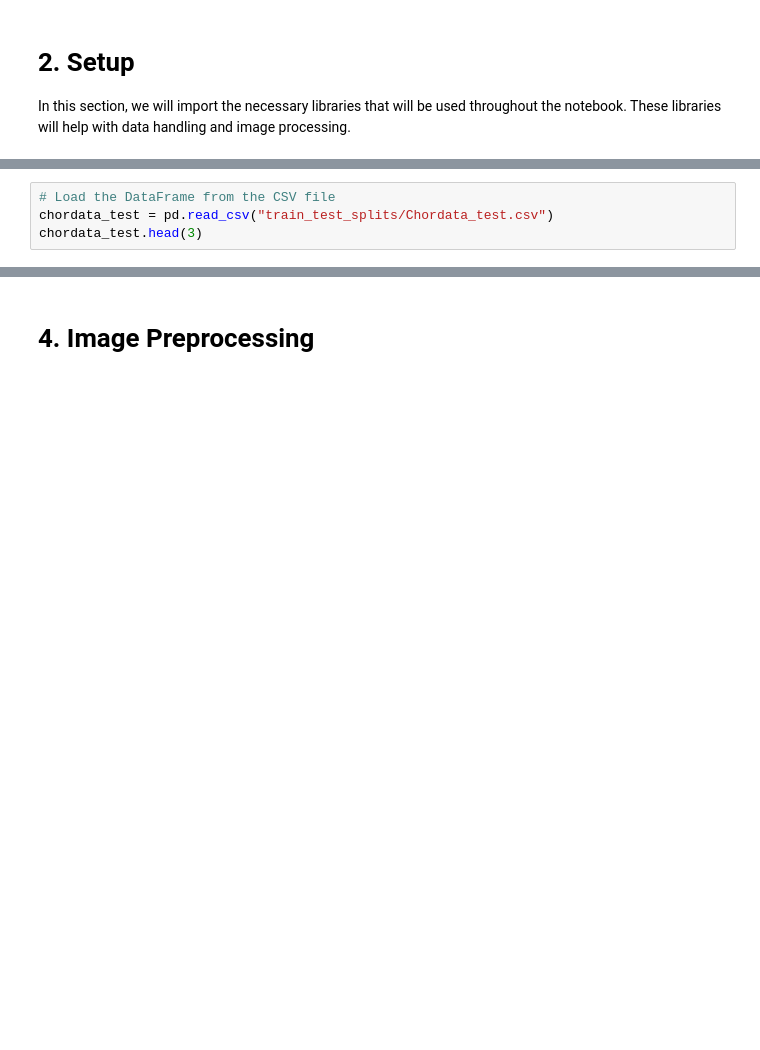
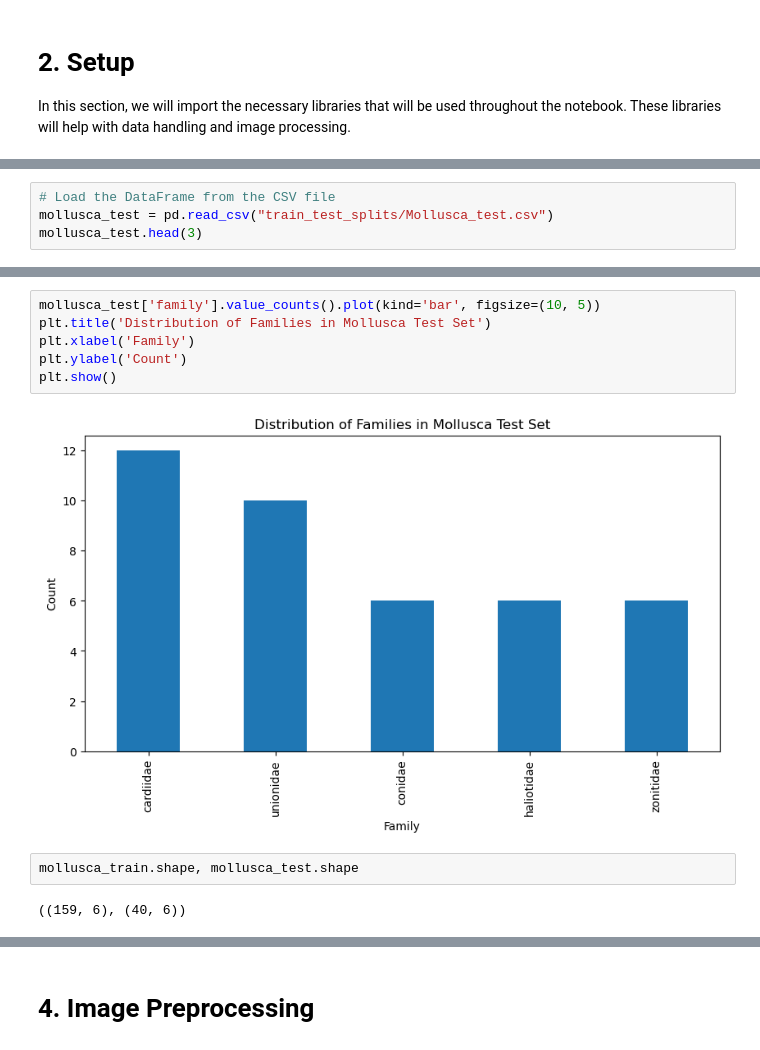
Before and after one commit to xandga/DeepLearning2425, a Jupyter notebook: 5. Phylum Mollusca.ipynb, the cells around one changed output, grey strips where cells are left out. Saved outputs shown, nothing was run; the diff lists cells and outputs as text; blank space fills up the shorter version.

```diff
--- a/5. Phylum Mollusca.ipynb
+++ b/5. Phylum Mollusca.ipynb
@@ -44,4 +62,4 @@ chordata_train.head(3)
 # %%
 # Load the DataFrame from the CSV file
-chordata_test = pd.read_csv("train_test_splits/Chordata_test.csv")
-chordata_test.head(3)
+mollusca_test = pd.read_csv("train_test_splits/Mollusca_test.csv")
+mollusca_test.head(3)
@@ -47,0 +89,12 @@ chordata_test.head(3)
+# %%
+mollusca_test['family'].value_counts().plot(kind='bar', figsize=(10, 5))
+plt.title('Distribution of Families in Mollusca Test Set')
+plt.xlabel('Family')
+plt.ylabel('Count')
+plt.show()
+# %% [output]
+[figure, added]
+# %%
+mollusca_train.shape, mollusca_test.shape
+# %% [output]
+((159, 6), (40, 6))
```
Also changed, not shown: parts of 24 cells of this notebook, 1 other file.
